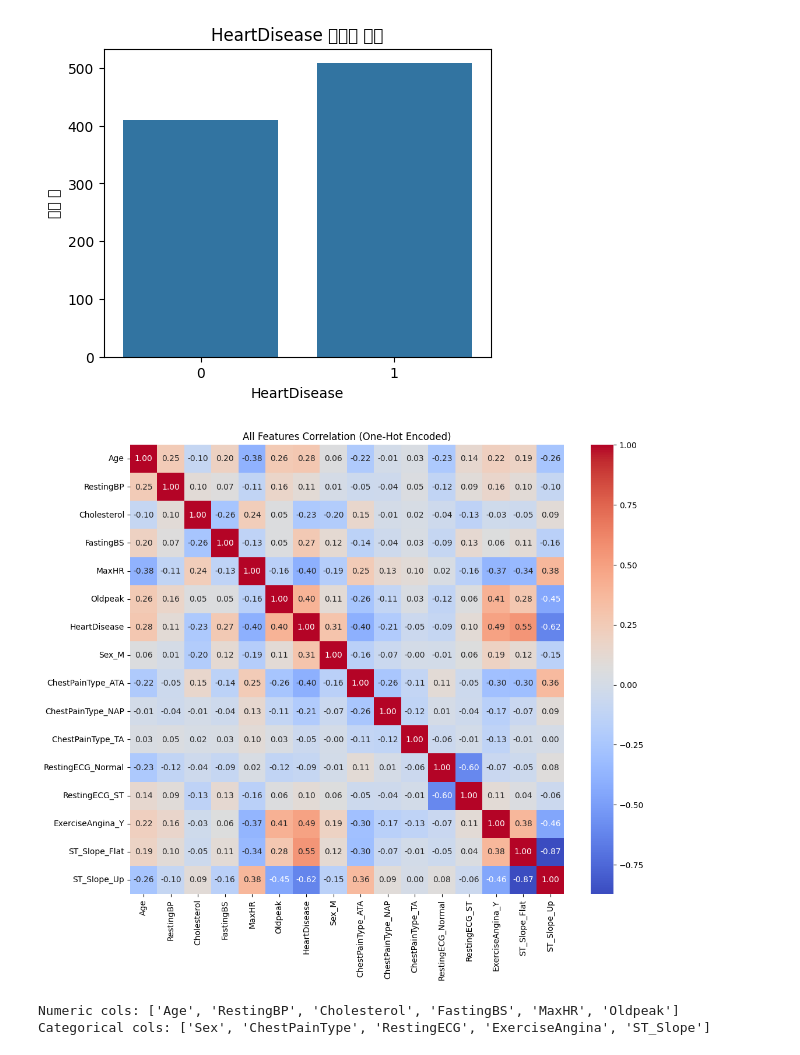
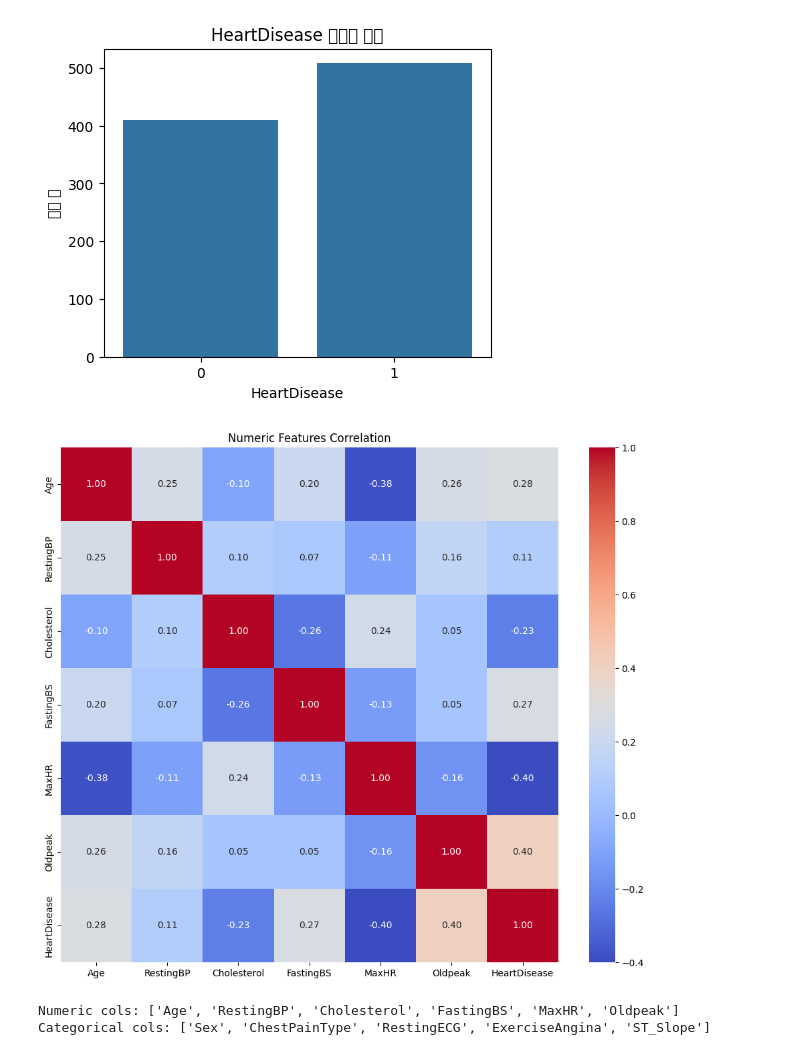
Before and after one commit to ljw-0108/bio-data-analysis, a Jupyter notebook: 심장질환예측.ipynb, the cells around one changed output. Saved outputs shown, nothing was run; the diff lists cells and outputs as text; code cells hidden in the pictures.

```diff
--- a/심장질환예측.ipynb
+++ b/심장질환예측.ipynb
@@ -31,29 +25,26 @@ df.info()
 display(df.describe())
 
 # 결측치 확인
-print("\n 결측치 개수")
+print("\n■ 결측치 개수")
 print(df.isnull().sum())
 
 # 타깃 분포
-print("\n HeartDisease 분포 (0=정상, 1=질환)")
-print(df['HeartDisease'].value_counts(normalize=True))
+target_col = 'HeartDisease'
+print(f"\n■ {target_col} 분포 (0=정상, 1=질환)")
+print(df[target_col].value_counts(normalize=True))
+
 plt.figure(figsize=(5,4))
-sns.countplot(x='HeartDisease', data=df)
-plt.title('HeartDisease 클래스 분포')
-plt.xlabel('HeartDisease')
+sns.countplot(x=target_col, data=df)
+plt.title(f'{target_col} 클래스 분포')
+plt.xlabel(target_col)
 plt.ylabel('샘플 수')
 plt.show()
 
-import pandas as pd
-import matplotlib.pyplot as plt
-import seaborn as sns
-
-# 범주형을 dummy 변수로 변환
-df_enc = pd.get_dummies(df, drop_first=True)
-
+# 수치형 피처 상관관계 히트맵
 plt.figure(figsize=(12,10))
-sns.heatmap(df_enc.corr(), annot=True, fmt=".2f", cmap='coolwarm')
-plt.title('All Features Correlation (One-Hot Encoded)')
+num_cols = df.select_dtypes(include=['int64','float64']).columns
+sns.heatmap(df[num_cols].corr(), annot=True, fmt=".2f", cmap='coolwarm')
+plt.title('Numeric Features Correlation')
 plt.show()
 # %% [output]
 <class 'pandas.core.frame.DataFrame'>
@@ -103,9 +94,9 @@ dtype: int64
 HeartDisease
 1    0.553377
 0    0.446623
 Name: proportion, dtype: float64
 [figure]
-[figure, old version]
+[figure, new version]
 # %%
 # 전처리 파이프라인 구축
 from sklearn.model_selection import train_test_split
```
Also changed, not shown: parts of 8 cells of this notebook.
